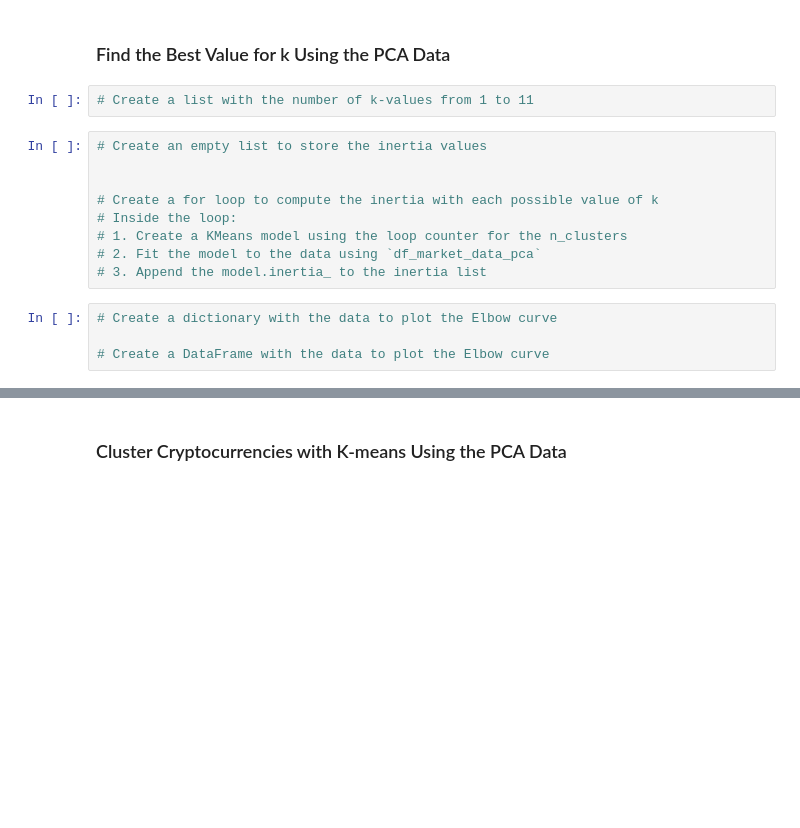
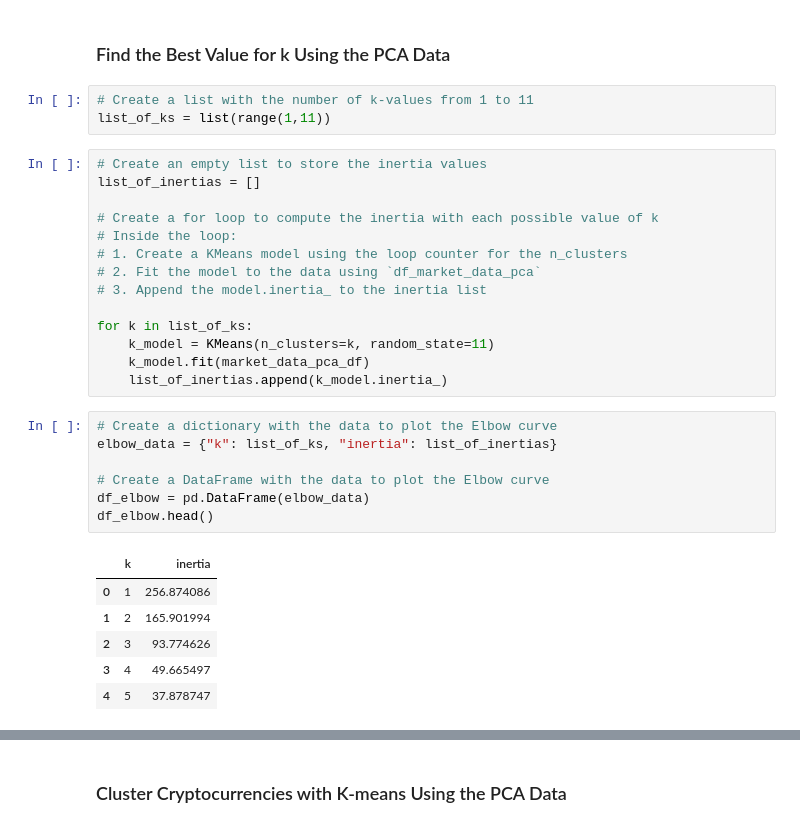
Before and after one commit to MattRind/CryptoClustering, a Jupyter notebook: Crypto_Clustering_starter_code.ipynb, the cells around one changed output, grey strips where cells are left out. Drawn from its saved outputs; the diff is of its cells as text; blank space fills up the shorter version.

```diff
--- a/Crypto_Clustering_starter_code.ipynb
+++ b/Crypto_Clustering_starter_code.ipynb
@@ -259,19 +259,35 @@ market_data_pca_df.head()
 ### Find the Best Value for k Using the PCA Data
 # %%
 # Create a list with the number of k-values from 1 to 11
+list_of_ks = list(range(1,11))
 # %%
 # Create an empty list to store the inertia values
-
+list_of_inertias = []
 
 # Create a for loop to compute the inertia with each possible value of k
 # Inside the loop:
 # 1. Create a KMeans model using the loop counter for the n_clusters
 # 2. Fit the model to the data using `df_market_data_pca`
 # 3. Append the model.inertia_ to the inertia list
+
+for k in list_of_ks:
+    k_model = KMeans(n_clusters=k, random_state=11)
+    k_model.fit(market_data_pca_df)
+    list_of_inertias.append(k_model.inertia_)
 # %%
 # Create a dictionary with the data to plot the Elbow curve
+elbow_data = {"k": list_of_ks, "inertia": list_of_inertias}
 
 # Create a DataFrame with the data to plot the Elbow curve
+df_elbow = pd.DataFrame(elbow_data)
+df_elbow.head()
+# %% [output]
+|  | k | inertia |
+| 0 | 1 | 256.874086 |
+| 1 | 2 | 165.901994 |
+| 2 | 3 | 93.774626 |
+| 3 | 4 | 49.665497 |
+| 4 | 5 | 37.878747 |
 # %%
 # Plot a line chart with all the inertia values computed with
 # the different values of k to visually identify the optimal value for k.
```
Also changed, not shown: parts of 7 cells of this notebook.
